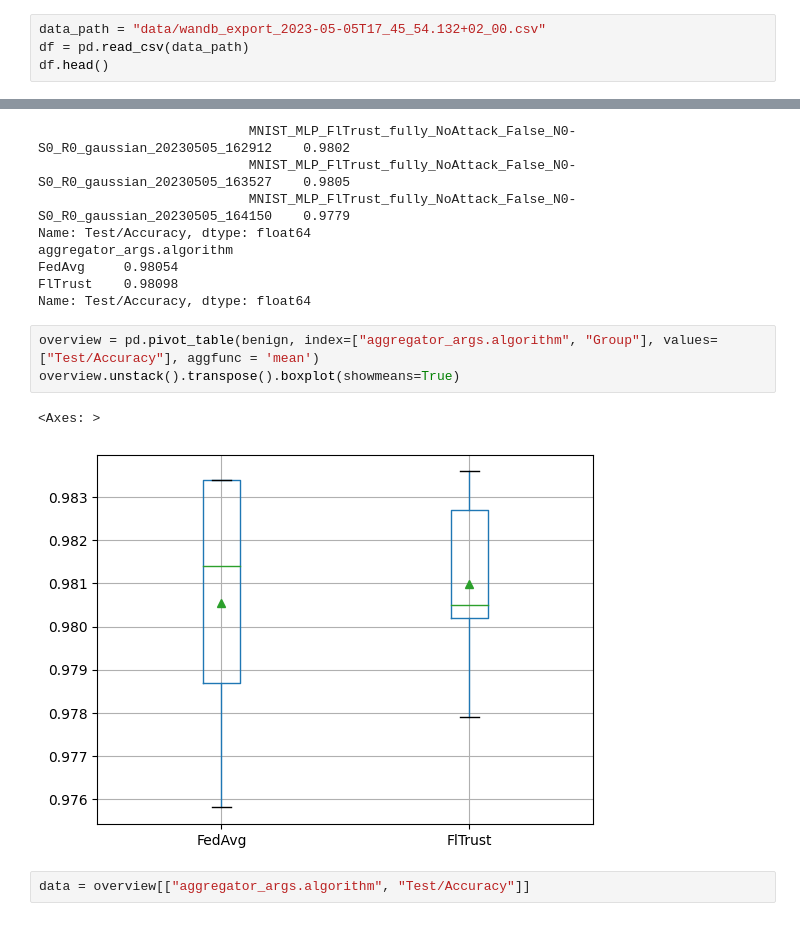
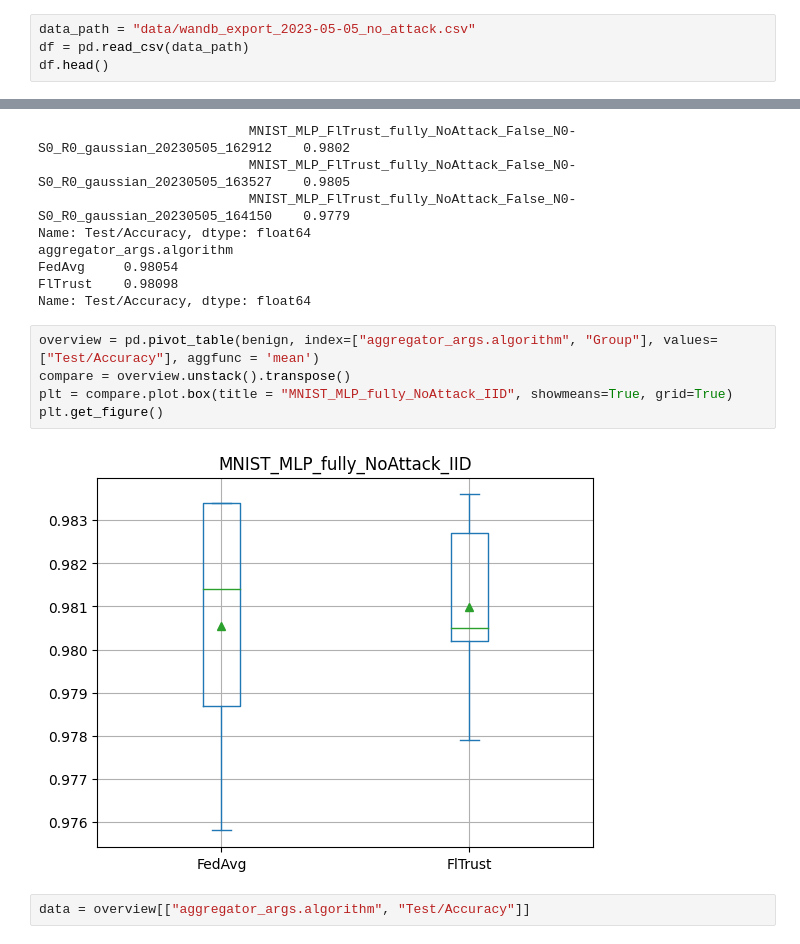
Before and after one commit to janousy/fedstellar-sync, a Jupyter notebook: fedstellar/analysis.ipynb, the cells around one changed output, grey strips where cells are left out. Saved outputs shown, nothing was run; the diff lists cells and outputs as text.

```diff
--- a/fedstellar/analysis.ipynb
+++ b/fedstellar/analysis.ipynb
@@ -2,7 +2,7 @@
 import pandas as pd
 import matplotlib
 # %%
-data_path = "data/wandb_export_2023-05-05T17_45_54.132+02_00.csv"
+data_path = "data/wandb_export_2023-05-05_no_attack.csv"
 df = pd.read_csv(data_path)
 df.head()
 # %% [output]
@@ -62,9 +62,10 @@ FlTrust    0.98098
 Name: Test/Accuracy, dtype: float64
 # %%
 overview = pd.pivot_table(benign, index=["aggregator_args.algorithm", "Group"], values=["Test/Accuracy"], aggfunc = 'mean')
-overview.unstack().transpose().boxplot(showmeans=True)
+compare = overview.unstack().transpose()
+plt = compare.plot.box(title = "MNIST_MLP_fully_NoAttack_IID", showmeans=True, grid=True)
+plt.get_figure()
 # %% [output]
-<Axes: >
-[figure, old version]
+[figure, new version]
 # %%
 data = overview[["aggregator_args.algorithm", "Test/Accuracy"]]
```
Also changed, not shown: 5 other files.
